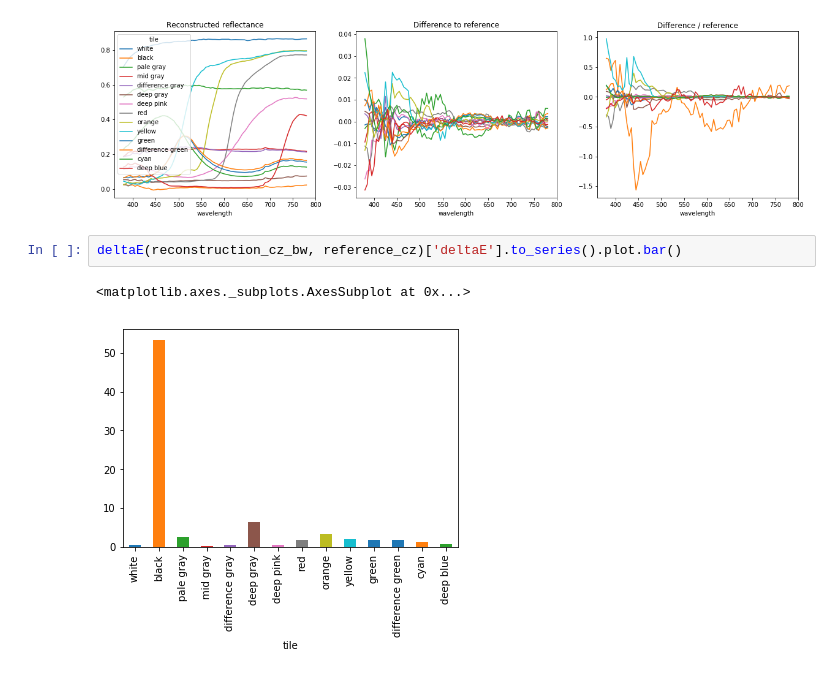
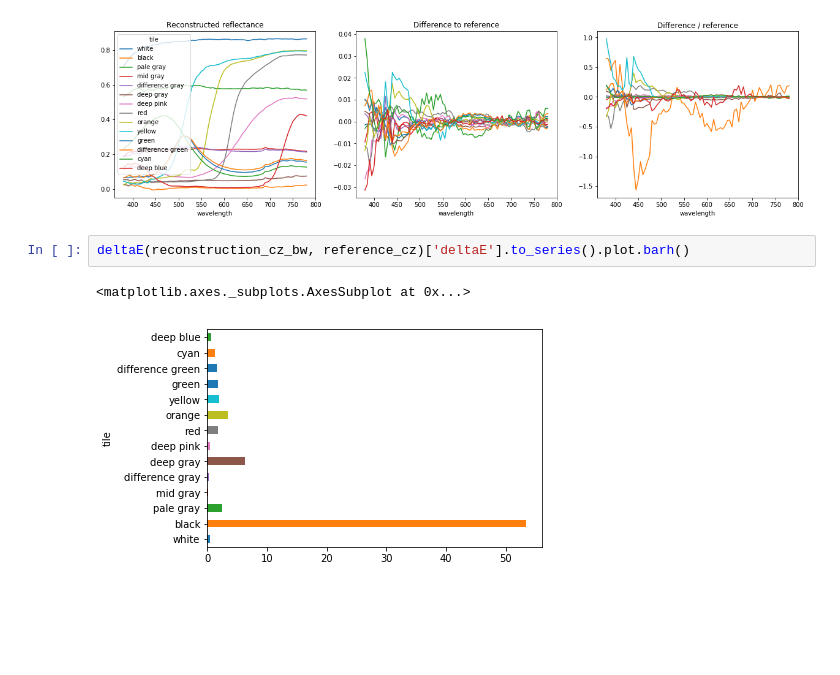
Before and after one commit to silmae/colortiles, a Jupyter notebook: Fit of measurement.ipynb, the cells around one changed output. Drawn from its saved outputs; the diff is of its cells as text; blank space fills up the shorter version.

```diff
--- a/Fit of measurement.ipynb
+++ b/Fit of measurement.ipynb
@@ -233,10 +238,10 @@ plt.show()
 # %% [output]
 [figure]
 # %%
-deltaE(reconstruction_cz_bw, reference_cz)['deltaE'].to_series().plot.bar()
+deltaE(reconstruction_cz_bw, reference_cz)['deltaE'].to_series().plot.barh()
 # %% [output]
 <matplotlib.axes._subplots.AxesSubplot at 0x...>
-[figure, old version]
+[figure, new version]
 # %%
 fig, ax = plt.subplots(ncols=5, figsize=(20,3.5))
 for k, coef in enumerate(['C1', 'C2', 'C3', 'C4', 'C5']):
```
Also changed, not shown: parts of 5 cells of this notebook, 1 other file.
